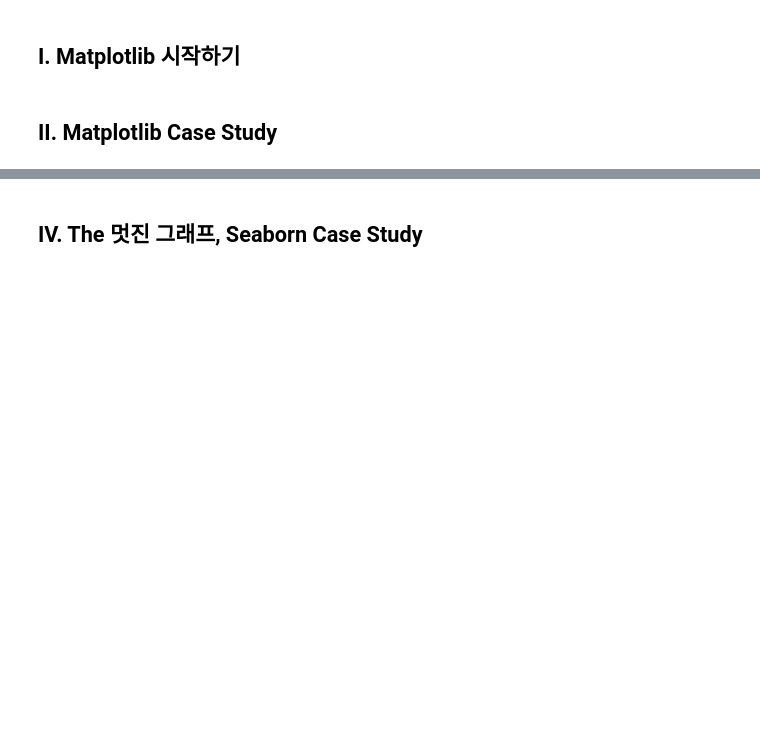
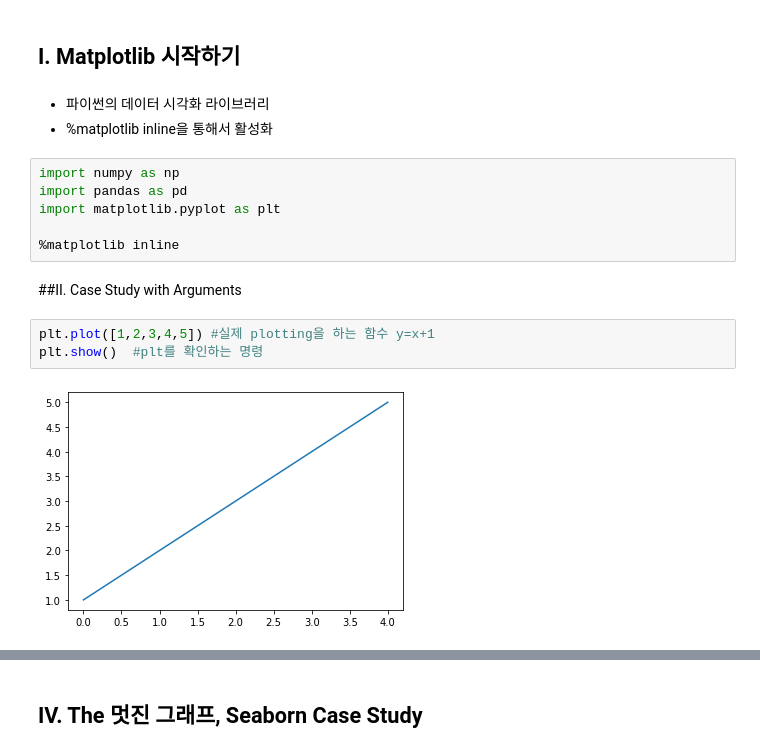
Before and after one commit to super-corini/programmers_kdt_II, a Jupyter notebook: 3. python으로 멋드러진 그래프 그리기, Matplotlib.ipynb, the cells around one changed output, grey strips where cells are left out. Saved outputs shown, nothing was run; the diff lists cells and outputs as text; blank space fills up the shorter version.

```diff
--- a/3. python으로 멋드러진 그래프 그리기, Matplotlib.ipynb
+++ b/3. python으로 멋드러진 그래프 그리기, Matplotlib.ipynb
@@ -27,5 +27,19 @@
 - 히트맵 (Heatmap)
 # %% [markdown]
 ## I. Matplotlib 시작하기
+# %% [markdown]
+* 파이썬의 데이터 시각화 라이브러리
+* %matplotlib inline을 통해서 활성화
+# %%
+import numpy as np
+import pandas as pd
+import matplotlib.pyplot as plt
+
+%matplotlib inline
 # %% [markdown]
-## II. Matplotlib Case Study
+##II. Case Study with Arguments
+# %%
+plt.plot([1,2,3,4,5]) #실제 plotting을 하는 함수 y=x+1
+plt.show()  #plt를 확인하는 명령
+# %% [output]
+[figure, added]
```
Also changed, not shown: parts of 43 cells of this notebook.
